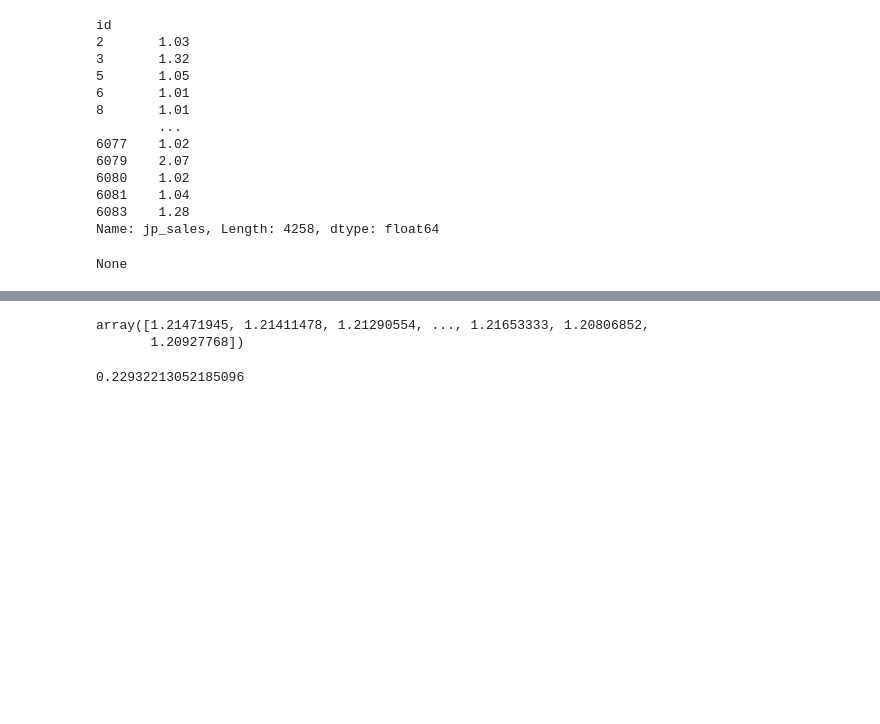
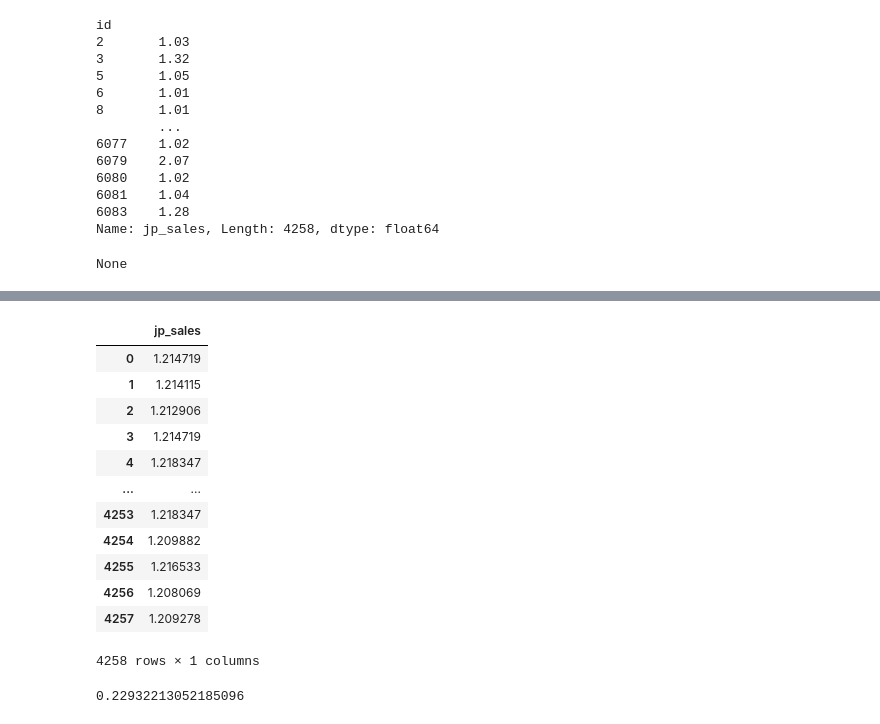
Before and after one commit to denixx-dev/SII_labs, a Jupyter notebook: rabota1_studentam.ipynb, the cells around one changed output, grey strips where cells are left out. Saved outputs shown, nothing was run; the diff lists cells and outputs as text; code cells hidden in the pictures; blank space fills up the shorter version.

```diff
--- a/rabota1_studentam.ipynb
+++ b/rabota1_studentam.ipynb
@@ -374,8 +392,21 @@ mregr.printWeights()
 # %%
-mregr.predict(x_)
+pred_arr = mregr.predict(x_)
+pred_pd = pd.DataFrame(pred_arr, None, ["jp_sales"])
+pred_pd
 # %% [output]
+|  | jp_sales |
+| 0 | 1.214719 |
+| 1 | 1.214115 |
+| 2 | 1.212906 |
+| 3 | 1.214719 |
+| 4 | 1.218347 |
+| ... | ... |
+| 4253 | 1.218347 |
+| 4254 | 1.209882 |
+| 4255 | 1.216533 |
+| 4256 | 1.208069 |
+| 4257 | 1.209278 |
-array([1.21471945, 1.21411478, 1.21290554, ..., 1.21653333, 1.20806852,
-       1.20927768])
+4258 rows × 1 columns
 # %%
 mregr.MAE(x_, Y)
 # %% [output]
```
Also changed, not shown: parts of 1 cell of this notebook.
